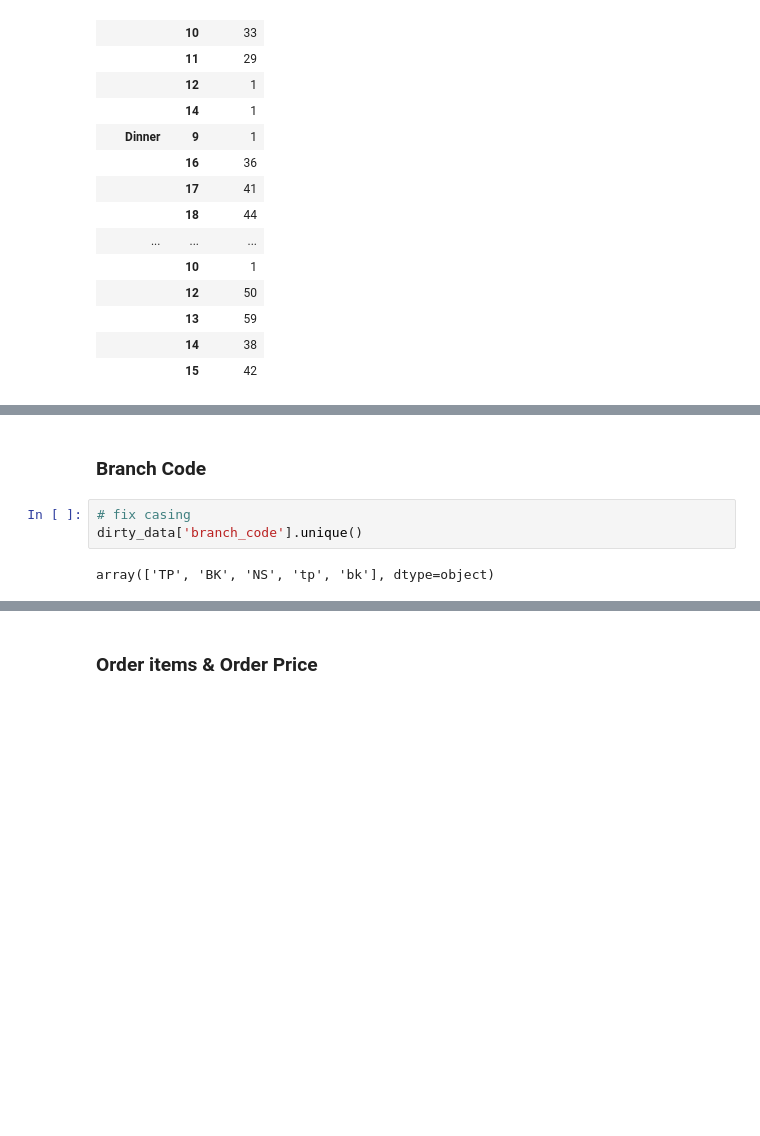
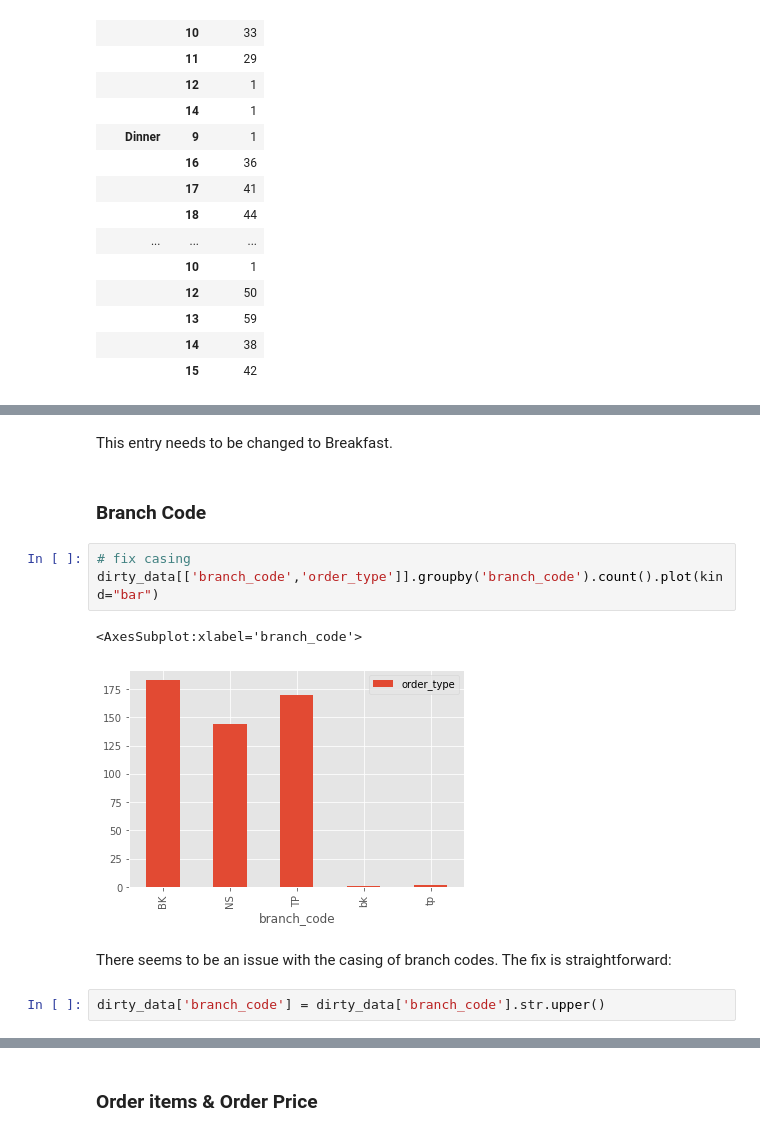
Before and after one commit to pampagrimaldi/FIT5196-A2, a Jupyter notebook: A2_32980523.ipynb, the cells around one changed output, grey strips where cells are left out. Drawn from its saved outputs; the diff is of its cells as text; blank space fills up the shorter version.

Commit message:
saving progress on dirty data

```diff
--- a/A2_32980523.ipynb
+++ b/A2_32980523.ipynb
@@ -454,7 +474,14 @@ dirty_data[['order_type','hour','order_id']].groupby(['order_type','hour']).coun
+# %% [markdown]
+This entry needs to be changed to Breakfast.
 # %% [markdown]
 ### Branch Code
 # %%
 # fix casing
-dirty_data['branch_code'].unique()
+dirty_data[['branch_code','order_type']].groupby('branch_code').count().plot(kind="bar")
 # %% [output]
-array(['TP', 'BK', 'NS', 'tp', 'bk'], dtype=object)
+<AxesSubplot:xlabel='branch_code'>
+[figure, added]
+# %% [markdown]
+There seems to be an issue with the casing of branch codes. The fix is straightforward:
+# %%
+dirty_data['branch_code'] = dirty_data['branch_code'].str.upper()
```
Also changed, not shown: parts of 12 cells of this notebook.
